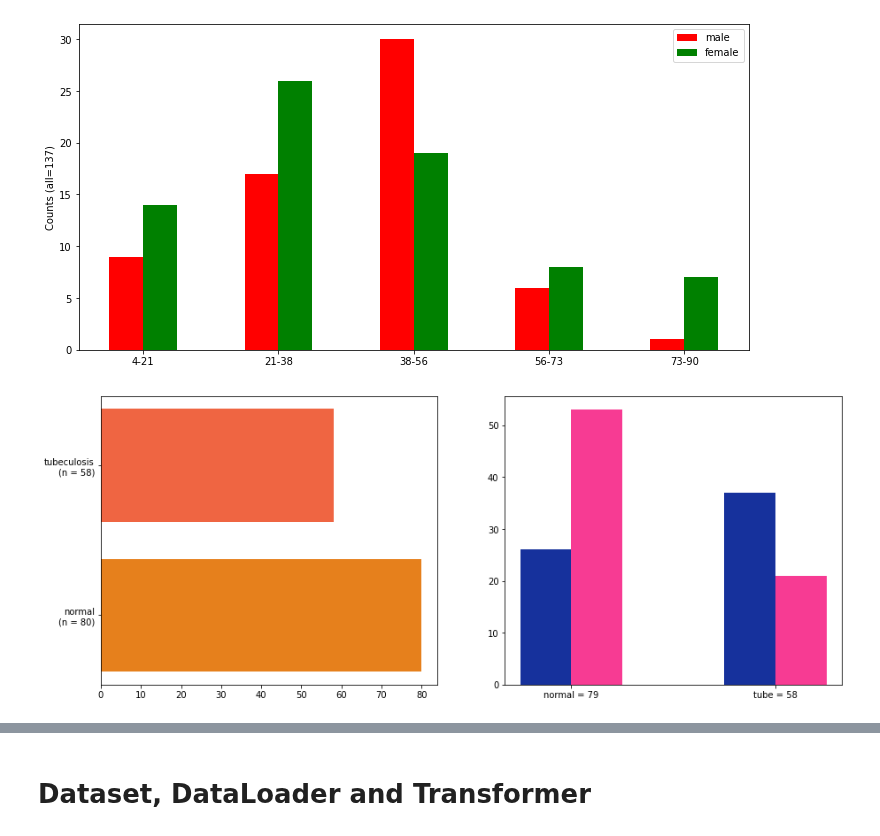
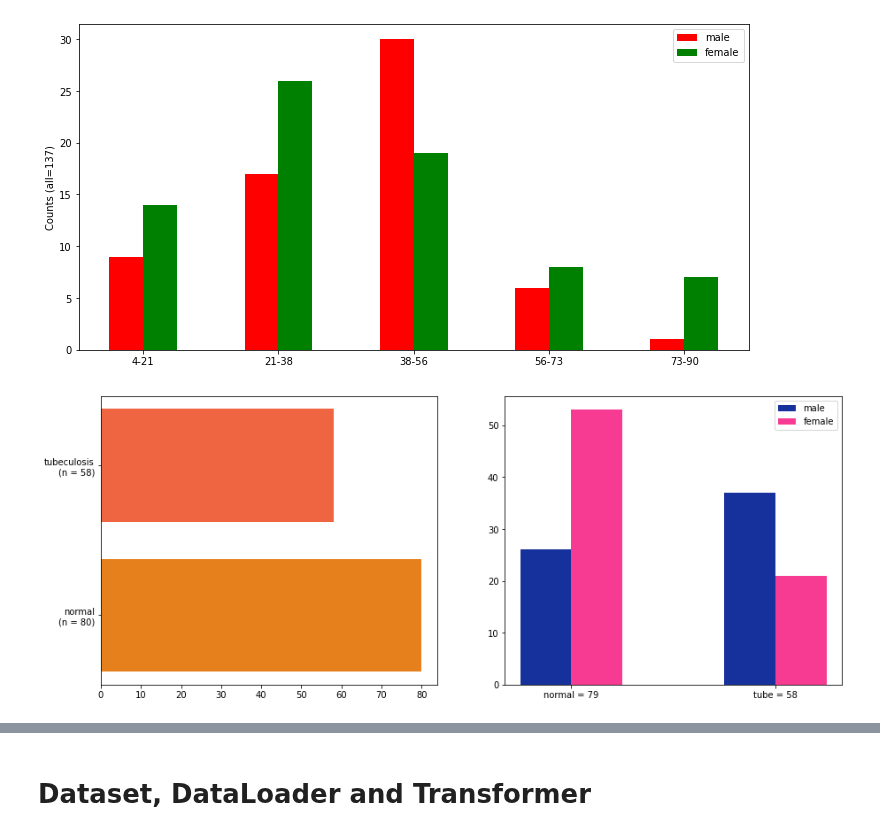
Before and after one commit to jKulrativid/indiv_2021_1_tubeculosis, a Jupyter notebook: MontgomeryTubeculosis.ipynb, the cells around one changed output, grey strips where cells are left out. Cells and saved outputs as stored; diff of their text form; code cells hidden in the pictures.

Commit message:
add sex legend in third graph in EDA

```diff
--- a/MontgomeryTubeculosis.ipynb
+++ b/MontgomeryTubeculosis.ipynb
@@ -264,32 +264,33 @@ fig.show()
 # %%
 fig, [ax1, ax2] = plt.subplots(1, 2, figsize=(15, 6))
 
 result_df = df['result']
 n_normal, n_tube = result_df[result_df == 'normal'].count(), result_df[result_df != 'normal'].count()
 result_ypos = np.arange(2)
 color = np.array([(230, 128, 28),
                   (239, 101, 66)]) / 255
 ax1.barh(result_ypos, [n_normal, n_tube], height=0.75, color=color)
 ax1.set_yticks(result_ypos)
 ax1.set_yticklabels([f'normal\n(n = {n_normal})', f'tubeculosis\n(n = {n_tube})'])
 
 male_df, female_df = df[df['sex'] == 'M'], df[df['sex'] == 'F']
 male_heights = [male_df[male_df['result'] == 'normal']['result'].count(), male_df[male_df['result'] != 'normal']['result'].count()]
 female_heights = [female_df[female_df['result'] == 'normal']['result'].count(), female_df[female_df['result'] != 'normal']['result'].count()]
 male_color = np.array(2*[(22, 49, 156)]) / 255
 female_color = np.array(2*[(247, 59, 147)]) / 255
 
 width = 0.25
 result_by_gender_ypos = np.arange(len(male_heights)) - width / 2
 ax2.bar(result_by_gender_ypos, male_heights, color=male_color, width=width)
 ax2.bar(result_by_gender_ypos+width, female_heights, color=female_color, width=width)
 
 ax2.set_xticks(result_by_gender_ypos + width / 2)
 ax2.set_xticklabels([f'normal = {male_heights[0]+female_heights[0]}', f'tube = {male_heights[1]+female_heights[1]}'])
+ax2.legend(['male', 'female'])
 
 fig.show()
 # %% [output]
-[figure, old version]
+[figure, new version]
 # %%
 ## random show some data ##
 from numpy.random import default_rng
```
Also changed, not shown: parts of 2 cells of this notebook.
